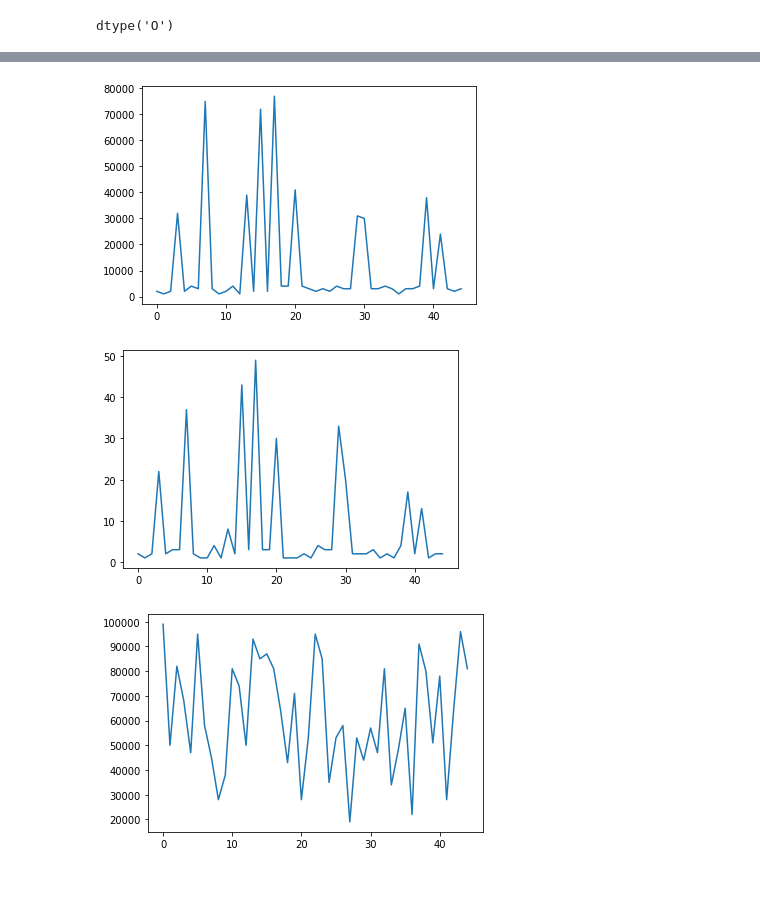
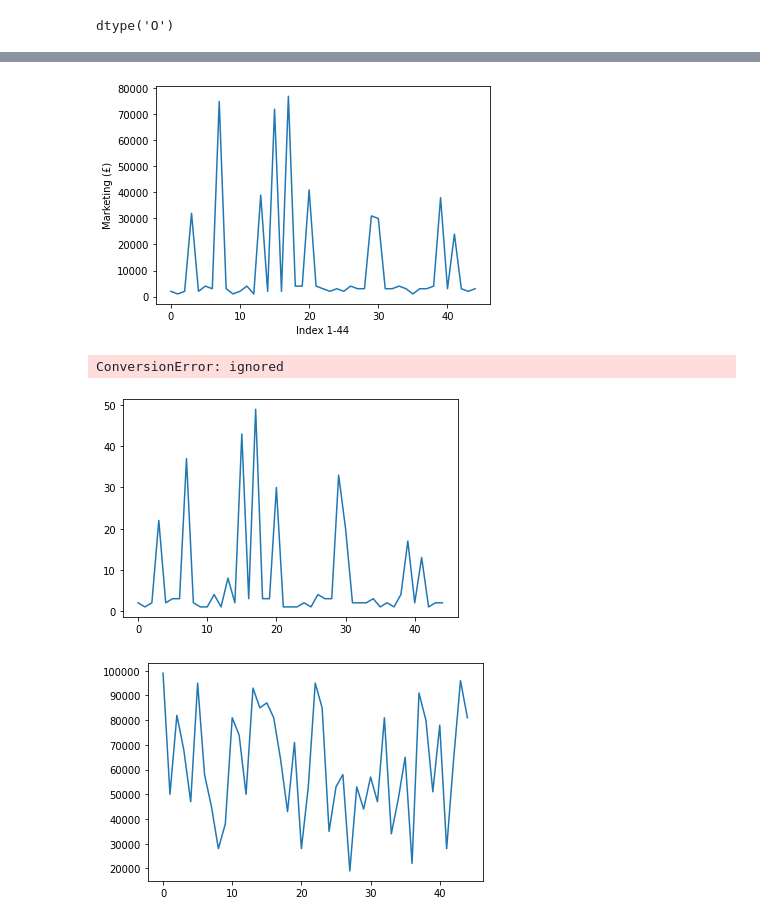
Before and after one commit to fatemakotha/1800-Data-Visualization, a Jupyter notebook: Coursework_in_progress.ipynb, the cells around one changed output, grey strips where cells are left out. Saved outputs shown, nothing was run; the diff lists cells and outputs as text; code cells hidden in the pictures; blank space fills up the shorter version.

```diff
--- a/Coursework_in_progress.ipynb
+++ b/Coursework_in_progress.ipynb
@@ -218,10 +200,11 @@ merged_df
 # %%
-merged_df["Marketing (£)"].plot();
+merged_df["Marketing (£)"].plot(xlabel="Index (1-44)", ylabel="Marketing (£)");
 # %% [output]
-[figure, old version]
+[figure, new version]
 # %%
-merged_df["Staff"].plot();
+merged_df["Staff"].plot(xticks=merged_df["Id"]);
 # %% [output]
+ConversionError: ignored
 [figure]
 # %%
 merged_df["Overheads"].plot();
```
Also changed, not shown: parts of 2 cells of this notebook.
